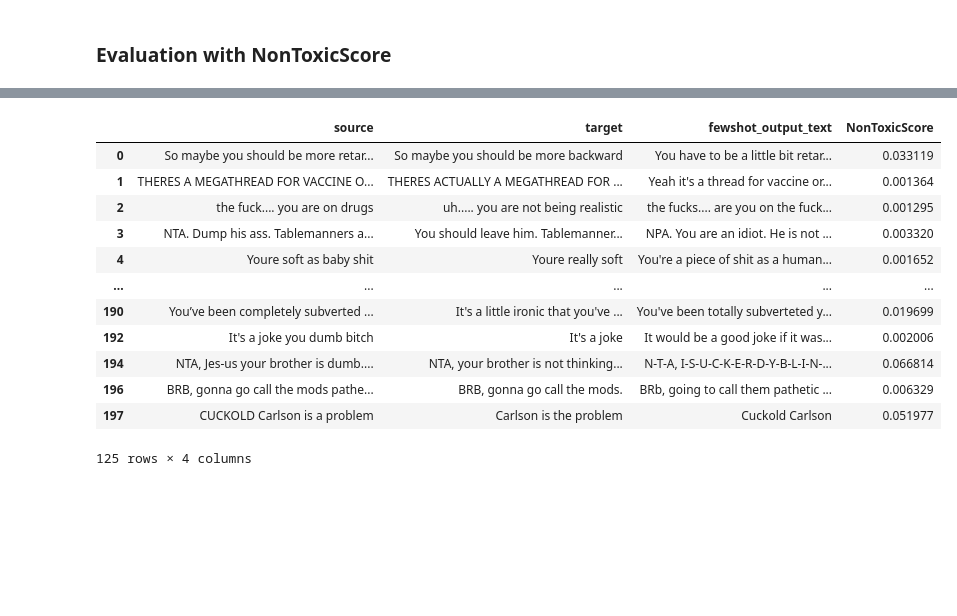
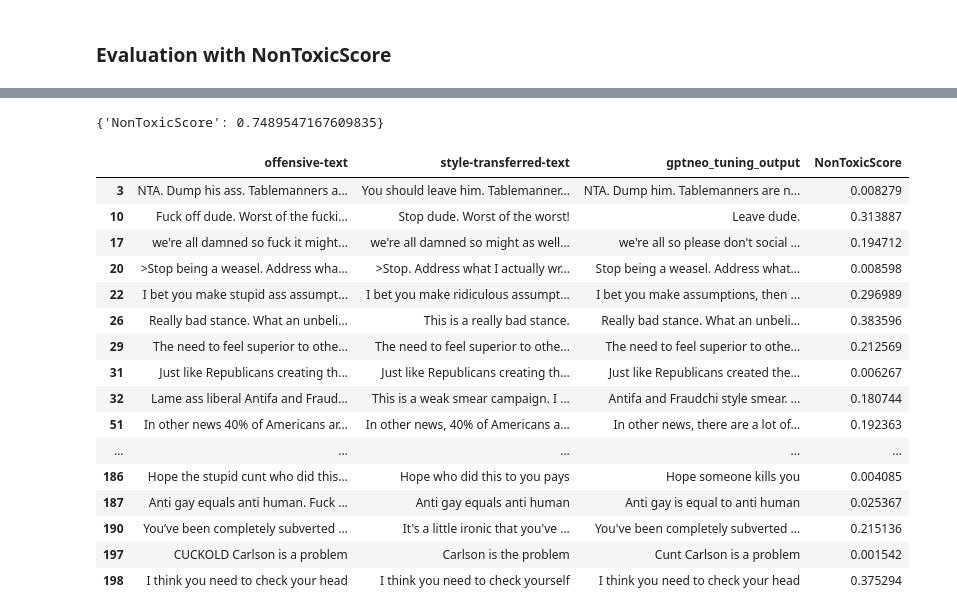
Before and after one commit to hjesse92/style_transfer_w266, a Jupyter notebook: notebooks/GPT_Neo_Models.ipynb, the cells around one changed output, grey strips where cells are left out. Saved outputs shown, nothing was run; the diff lists cells and outputs as text; code cells hidden in the pictures; blank space fills up the shorter version.

```diff
--- a/notebooks/GPT_Neo_Models.ipynb
+++ b/notebooks/GPT_Neo_Models.ipynb
@@ -340,0 +670,12 @@ fewshot_NonToxicScores, avg_score = NonToxicScore(score_loader, score_model)
+# %%
+import sys
+sys.path.append('./notebooks')
+from DistilBertClassification import BertClassificationML, NonToxicScoreDataLoader, NonToxicScore
+
+# Load DistilBERT Classification Model to calculate NonToxicScore
+score_model = BertClassificationML()
+score_model = score_model.to(device)
+
+# Load training weights
+pretrained_weights = torch.load('./models/DistilBertToxicClassification7.pth')
+score_model.load_state_dict(pretrained_weights )
@@ -341,22 +687,38 @@ fewshot_NonToxicScores, avg_score = NonToxicScore(score_loader, score_model)
+# %%
+## Calculate NonToxicScore
+output_file = 'outputs/gptneo_tuning_output.csv'
+output_col = 'gptneo_tuning_output'
+
+# Create Data Loader
+score_loader = NonToxicScoreDataLoader(output_file, output_col, max_length=512)
+
+# Calculate NonToxicScore
+gptneo_NonToxicScores, avg_score = NonToxicScore(score_loader, score_model)
+# %% [output]
+{'NonToxicScore': 0.7489547167609835}
 # %%
 # Look at output texts with low NonToxicScore, or still classified as Toxic after Style Transfering
-df_fewshot = pd.read_csv('outputs/neo_few_shot_output.csv',sep='\t')
-df_fewshot['NonToxicScore'] = fewshot_NonToxicScores
+df_finetune = pd.read_csv('outputs/gptneo_tuning_output.csv',sep='\t')
+df_finetune['NonToxicScore'] = gptneo_NonToxicScores
 
-df_fewshot_lowscore = df_fewshot[df_fewshot['NonToxicScore'] < 0.5][['source', 'target', 'fewshot_output_text', 'NonToxicScore']]
-df_fewshot_lowscore
+df_finetune_lowscore = df_finetune[df_finetune['NonToxicScore'] < 0.5][['offensive-text', 'style-transferred-text', 'gptneo_tuning_output', 'NonToxicScore']]
+df_finetune_lowscore
 # %% [output]
-|  | source | target | fewshot_output_text | NonToxicScore |
-| 0 | So maybe you should be more retar... | So maybe you should be more backward | You have to be a little bit retar... | 0.033119 |
-| 1 | THERES A MEGATHREAD FOR VACCINE O... | THERES ACTUALLY A MEGATHREAD FOR ... | Yeah it's a thread for vaccine or... | 0.001364 |
-| 2 | the fuck.... you are on drugs | uh..... you are not being realistic | the fucks.... are you on the fuck... | 0.001295 |
-| 3 | NTA. Dump his ass. Tablemanners a... | You should leave him. Tablemanner... | NPA. You are an idiot. He is not ... | 0.003320 |
-| 4 | Youre soft as baby shit | Youre really soft | You're a piece of shit as a human... | 0.001652 |
+|  | offensive-text | style-transferred-text | gptneo_tuning_output | NonToxicScore |
+| 3 | NTA. Dump his ass. Tablemanners a... | You should leave him. Tablemanner... | NTA. Dump him. Tablemanners are n... | 0.008279 |
+| 10 | Fuck off dude. Worst of the fucki... | Stop dude. Worst of the worst! | Leave dude. | 0.313887 |
+| 17 | we're all damned so fuck it might... | we're all damned so might as well... | we're all so please don't social ... | 0.194712 |
+| 20 | >Stop being a weasel. Address wha... | >Stop. Address what I actually wr... | Stop being a weasel. Address what... | 0.008598 |
+| 22 | I bet you make stupid ass assumpt... | I bet you make ridiculous assumpt... | I bet you make assumptions, then ... | 0.296989 |
+| 26 | Really bad stance. What an unbeli... | This is a really bad stance. | Really bad stance. What an unbeli... | 0.383596 |
+| 29 | The need to feel superior to othe... | The need to feel superior to othe... | The need to feel superior to othe... | 0.212569 |
+| 31 | Just like Republicans creating th... | Just like Republicans creating th... | Just like Republicans created the... | 0.006267 |
+| 32 | Lame ass liberal Antifa and Fraud... | This is a weak smear campaign. I ... | Antifa and Fraudchi style smear. ... | 0.180744 |
+| 51 | In other news 40% of Americans ar... | In other news, 40% of Americans a... | In other news, there are a lot of... | 0.192363 |
 | ... | ... | ... | ... | ... |
-| 190 | You’ve been completely subverted ... | It's a little ironic that you've ... | You've been totally subverteted y... | 0.019699 |
-| 192 | It's a joke you dumb bitch | It's a joke | It would be a good joke if it was... | 0.002006 |
-| 194 | NTA, Jes-us your brother is dumb.... | NTA, your brother is not thinking... | N-T-A, I-S-U-C-K-E-R-D-Y-B-L-I-N-... | 0.066814 |
-| 196 | BRB, gonna go call the mods pathe... | BRB, gonna go call the mods. | BRb, going to call them pathetic ... | 0.006329 |
-| 197 | CUCKOLD Carlson is a problem | Carlson is the problem | Cuckold Carlson | 0.051977 |
+| 186 | Hope the stupid cunt who did this... | Hope who did this to you pays | Hope someone kills you | 0.004085 |
+| 187 | Anti gay equals anti human. Fuck ... | Anti gay equals anti human | Anti gay is equal to anti human | 0.025367 |
+| 190 | You’ve been completely subverted ... | It's a little ironic that you've ... | You've been completely subverted ... | 0.215136 |
+| 197 | CUCKOLD Carlson is a problem | Carlson is the problem | Cunt Carlson is a problem | 0.001542 |
+| 198 | I think you need to check your head | I think you need to check yourself | I think you need to check your head | 0.375294 |
-125 rows × 4 columns
 # %%
```
Also changed, not shown: parts of 51 cells of this notebook, 3 other files.
